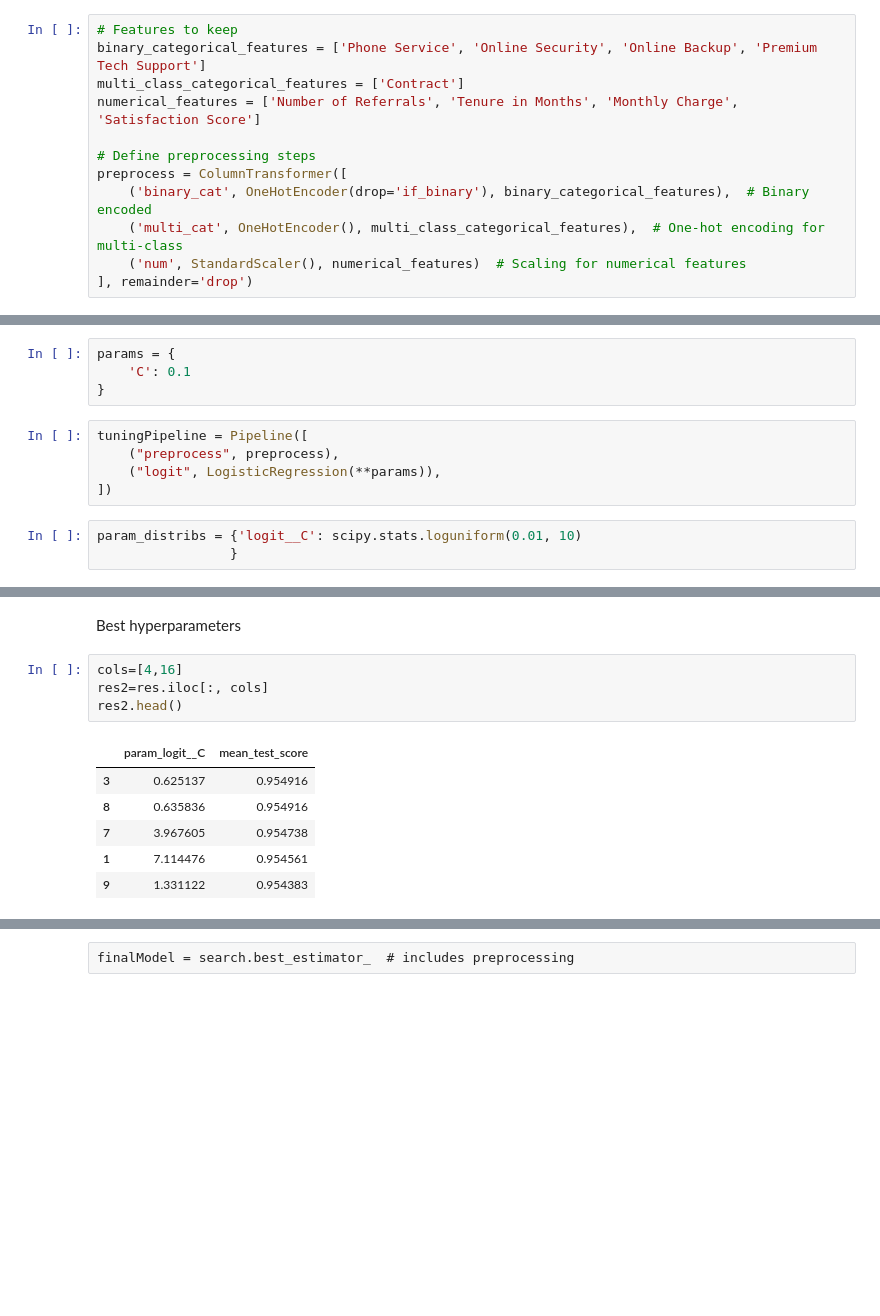
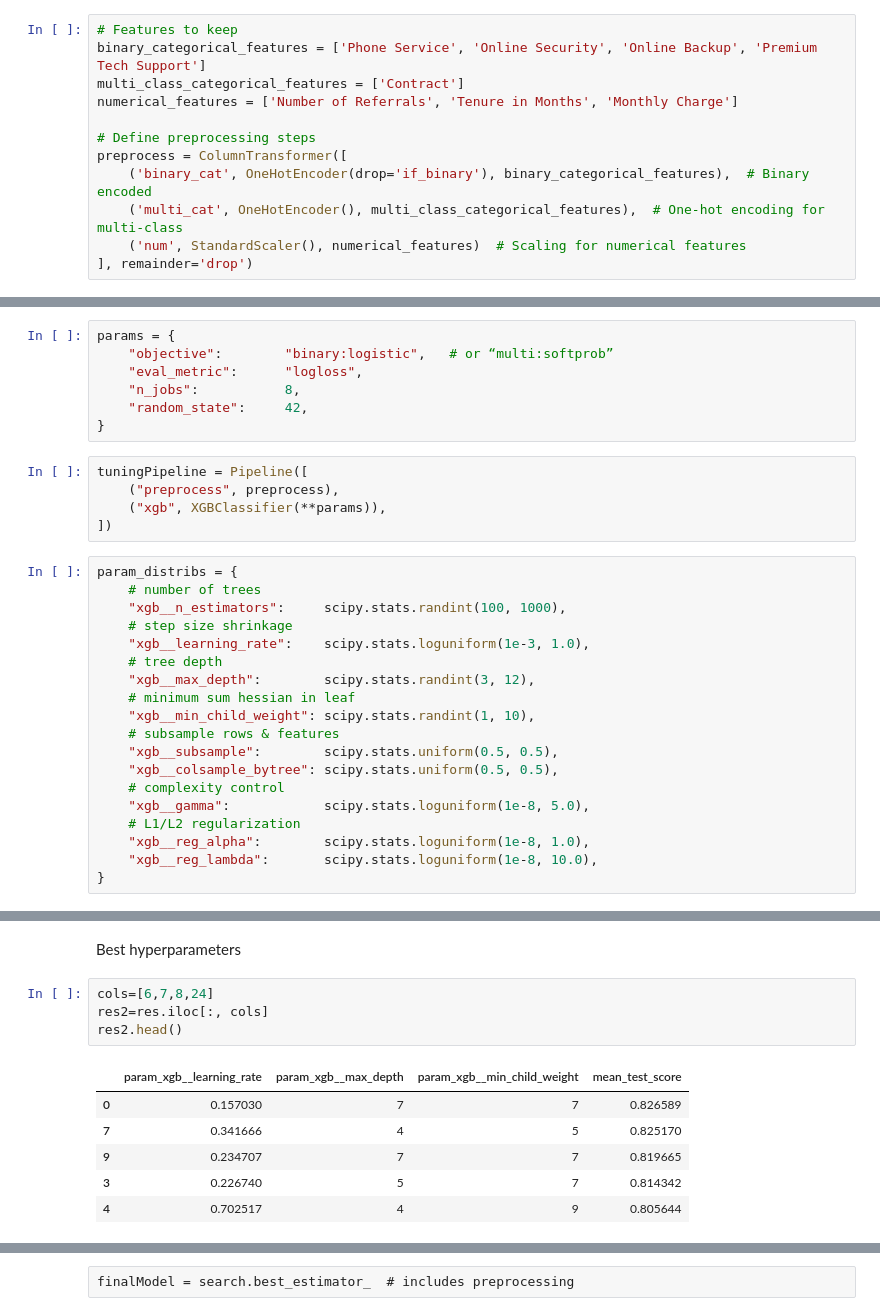
Before and after one commit to rsnemmen/telco-churn, a Jupyter notebook: notebooks/model.ipynb, the cells around one changed output, grey strips where cells are left out. Saved outputs shown, nothing was run; the diff lists cells and outputs as text; blank space fills up the shorter version.

```diff
--- a/notebooks/model.ipynb
+++ b/notebooks/model.ipynb
@@ -69,7 +78,7 @@ from sklearn.preprocessing import FunctionTransformer, StandardScaler, OneHotEnc
 # Features to keep
 binary_categorical_features = ['Phone Service',	'Online Security', 'Online Backup',	'Premium Tech Support']
 multi_class_categorical_features = ['Contract']
-numerical_features = ['Number of Referrals', 'Tenure in Months', 'Monthly Charge', 'Satisfaction Score']
+numerical_features = ['Number of Referrals', 'Tenure in Months', 'Monthly Charge']
 
 # Define preprocessing steps
 preprocess = ColumnTransformer([
@@ -312,16 +318,35 @@ from sklearn.pipeline import Pipeline
 ### Hyperparameters
 # %%
 params = {
-    'C': 0.1
+    "objective":        "binary:logistic",   # or “multi:softprob”
+    "eval_metric":      "logloss",
+    "n_jobs":           8,
+    "random_state":     42,
 }
 # %%
 tuningPipeline = Pipeline([
     ("preprocess", preprocess),
-    ("logit", LogisticRegression(**params)),
+    ("xgb", XGBClassifier(**params)),
 ])
 # %%
-param_distribs = {'logit__C': scipy.stats.loguniform(0.01, 10)
-                 }
+param_distribs = {
+    # number of trees
+    "xgb__n_estimators":     scipy.stats.randint(100, 1000),
+    # step size shrinkage
+    "xgb__learning_rate":    scipy.stats.loguniform(1e-3, 1.0),
+    # tree depth
+    "xgb__max_depth":        scipy.stats.randint(3, 12),
+    # minimum sum hessian in leaf
+    "xgb__min_child_weight": scipy.stats.randint(1, 10),
+    # subsample rows & features
+    "xgb__subsample":        scipy.stats.uniform(0.5, 0.5),
+    "xgb__colsample_bytree": scipy.stats.uniform(0.5, 0.5),
+    # complexity control
+    "xgb__gamma":            scipy.stats.loguniform(1e-8, 5.0),
+    # L1/L2 regularization
+    "xgb__reg_alpha":        scipy.stats.loguniform(1e-8, 1.0),
+    "xgb__reg_lambda":       scipy.stats.loguniform(1e-8, 10.0),
+}
 # %% [markdown]
 ### Number crunching
 # %% [markdown]
@@ -375,14 +401,14 @@ res.head()
 # %% [markdown]
 Best hyperparameters
 # %%
-cols=[4,16]
+cols=[6,7,8,24]
 res2=res.iloc[:, cols]
 res2.head()
 # %% [output]
-|  | param_logit__C | mean_test_score |
-| 3 | 0.625137 | 0.954916 |
-| 8 | 0.635836 | 0.954916 |
-| 7 | 3.967605 | 0.954738 |
-| 1 | 7.114476 | 0.954561 |
-| 9 | 1.331122 | 0.954383 |
+|  | param_xgb__learning_rate | param_xgb__max_depth | param_xgb__min_child_weight | mean_test_score |
+| 0 | 0.157030 | 7 | 7 | 0.826589 |
+| 7 | 0.341666 | 4 | 5 | 0.825170 |
+| 9 | 0.234707 | 7 | 7 | 0.819665 |
+| 3 | 0.226740 | 5 | 7 | 0.814342 |
+| 4 | 0.702517 | 4 | 9 | 0.805644 |
 # %% [markdown]
```
Also changed, not shown: parts of 27 cells of this notebook, 1 other file.
